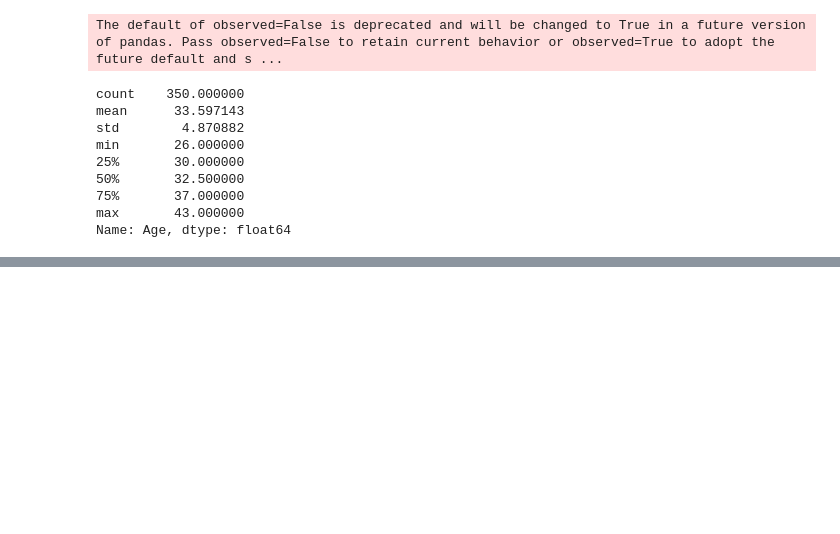
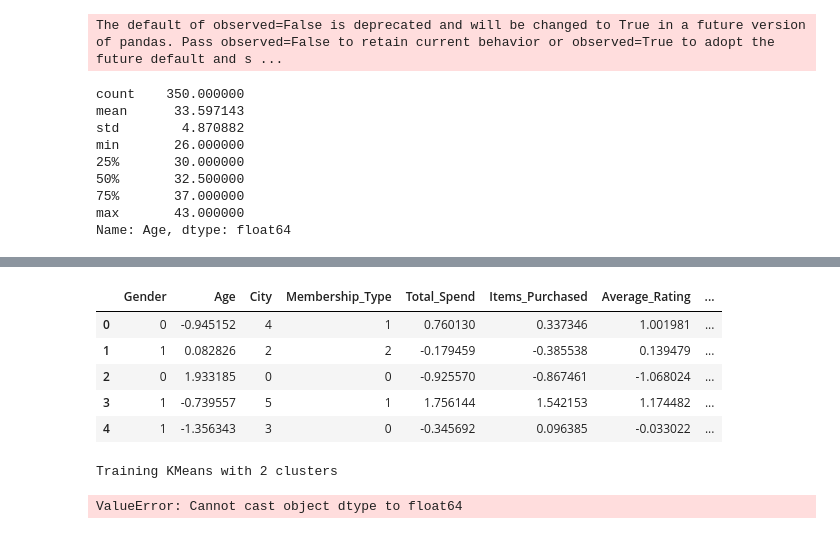
Before and after one commit to yatikanghan/Machine-Learning, a Jupyter notebook: Jupyter/project.ipynb, the cells around one changed output, grey strips where cells are left out. Cells and saved outputs as stored; diff of their text form; code cells hidden in the pictures; blank space fills up the shorter version.

```diff
--- a/Jupyter/project.ipynb
+++ b/Jupyter/project.ipynb
@@ -253,0 +377,17 @@ fig.show()
+# %%
+import seaborn as sns
+for col in df.select_dtypes(include=['object']).columns:
+    df[col] = pd.Categorical(df[col]).codes
+
+# Compute correlation matrix
+df_correlation = df.corr(numeric_only=True)
+
+# Create heatmap for correlation matrix
+fig = pltx.imshow(
+    df_correlation,
+    title="Correlation Matrix Heatmap",
+    labels=dict(color="Correlation"),
+    color_continuous_scale="Viridis"
+)
+
+fig.show()
@@ -253,0 +606,60 @@ fig.show()
+# %%
+dk = df.drop(columns=['Satisfaction_Level'], errors='ignore')
+categorical_features = ['Membership_Type']
+numerical_features = ['Total_Spend', 'Items_Purchased', 'Average_Rating', 'Days_Since_Last_Purchase', 'Age']
+# %%
+for col in categorical_features:
+    dk[col] = pd.Categorical(dk[col]).codes
+
+# Standardize numerical features
+scaler = StandardScaler()
+dk[numerical_features] = scaler.fit_transform(dk[numerical_features])
+
+# Display the transformed dataset
+dk.head()
+# %% [output]
+|  | Gender | Age | City | Membership_Type | Total_Spend | Items_Purchased | Average_Rating | ... |
+| 0 | 0 | -0.945152 | 4 | 1 | 0.760130 | 0.337346 | 1.001981 | ... |
+| 1 | 1 | 0.082826 | 2 | 2 | -0.179459 | -0.385538 | 0.139479 | ... |
+| 2 | 0 | 1.933185 | 0 | 0 | -0.925570 | -0.867461 | -1.068024 | ... |
+| 3 | 1 | -0.739557 | 5 | 1 | 1.756144 | 1.542153 | 1.174482 | ... |
+| 4 | 1 | -1.356343 | 3 | 0 | -0.345692 | 0.096385 | -0.033022 | ... |
+# %%
+dk = df.drop(columns=['Satisfaction_Level'], errors='ignore')
+
+# Identify categorical and numerical features
+categorical_features = ['Membership_Type', 'City']
+numerical_features = ['Total_Spend', 'Items_Purchased', 'Average_Rating', 'Days_Since_Last_Purchase']
+
+# Fix Age column if it contains categorical values (like '20-24')
+if df['Age'].dtype == 'object':
+    dk['Age'] = pd.Categorical(df['Age']).codes  # Convert to numeric codes
+
+# Convert other categorical variables to numeric codes
+for col in categorical_features:
+    dk[col] = pd.Categorical(dk[col]).codes
+
+# Standardize numerical features
+scaler = StandardScaler()
+dk[numerical_features] = scaler.fit_transform(dk[numerical_features])
+
+# Initialize lists to store inertia and silhouette scores
+inertia = []
+silhouette_scores = []
+k_range = range(2, 8)  # Testing different cluster numbers
+
+# Train K-Means with different cluster sizes
+for k in k_range:
+    print(f"Training KMeans with {k} clusters")
+    k_means = KMeans(n_clusters=k, random_state=42, n_init=10)
+    k_means.fit(dk)
+    inertia_ = k_means.inertia_
+    silhouette_scores_ = silhouette_score(dk, k_means.labels_)
+    inertia.append(inertia_)
+    silhouette_scores.append(silhouette_scores_)
+    print("Inertia:", inertia_)
+    print("Silhouette Score:", silhouette_scores_)
+    print("")
+# %% [output]
+Training KMeans with 2 clusters
+ValueError: Cannot cast object dtype to float64
```
Also changed, not shown: parts of 16 cells of this notebook.
